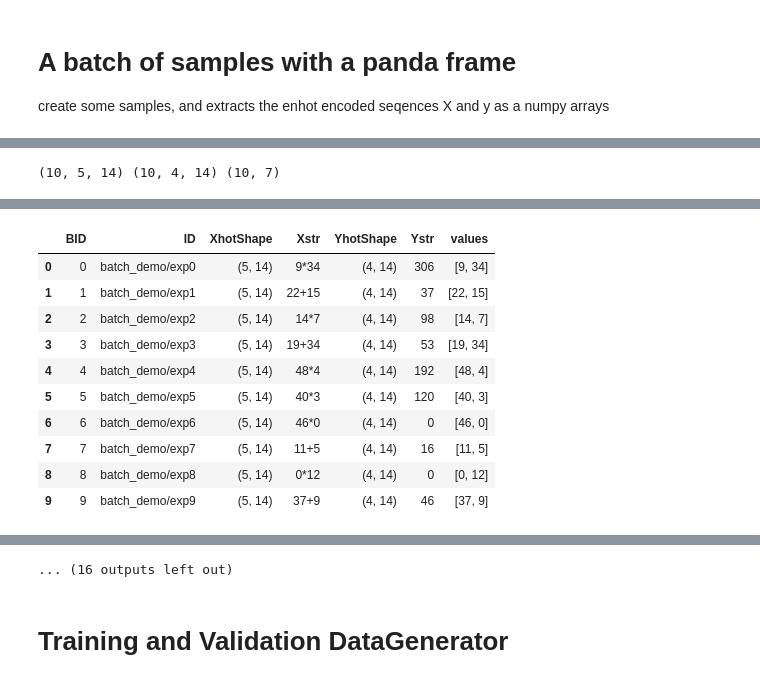
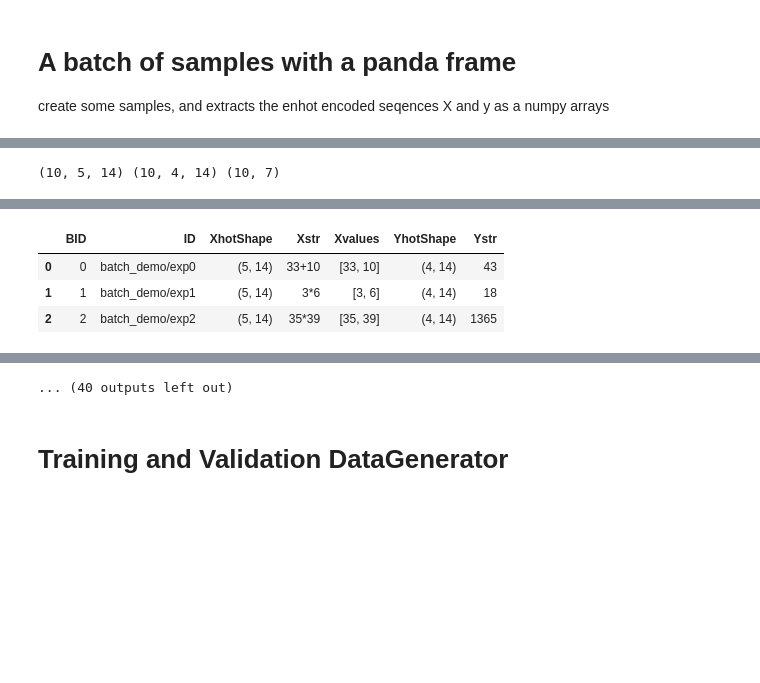
Before and after one commit to glouwa/app-kandinsky-pattern-generator, a Jupyter notebook: lstm_calculator.ipynb, the cells around one changed output, grey strips where cells are left out. Cells and saved outputs as stored; diff of their text form; code cells hidden in the pictures; blank space fills up the shorter version.

```diff
--- a/lstm_calculator.ipynb
+++ b/lstm_calculator.ipynb
@@ -86,12 +86,12 @@ data is generated as sting expresssin, by a formatstring, which is filled with r
 a saple is created with its various encodings
 # %%
 class Sample:
-    def __init__(self, id, x, y, v, parameter_space):
+    def __init__(self, id, x, y, v, parameter):
         self.ID = id
         self.Xstr = x
         self.Ystr = y
         self.Xvalues = v
-        self.Xoperators = o
+        #self.Xoperators = o
         self.Xparameter = parameter
         self.Xhot = sample_encode(x)
         self.Yhot = sample_encode(y)
@@ -115,7 +115,7 @@ class SampleParameters:
         self.int_ranges = int_ranges
 
     def createSample(self, id):
-        random.seed(hash(id))
+        #random.seed(hash(id))
         rand_arr = self.createVariableSet()
         x_exp_str = random.choice(self.in_seq_format).format(*rand_arr)
         y_val_str = self.out_seq_format.format(eval(x_exp_str))
@@ -210,51 +210,46 @@ memory usage: 640.0+ bytes
 ... (4 outputs left out)
 # %%
 #@title Sample Batch with panda { run: "auto", vertical-output: true }
-batch_view_len = 30 #@param {type:"slider", min:1, max:30, step:1}
+batch_view_len = 3 #@param {type:"slider", min:1, max:30, step:1}
 
 def display_batch_content(batch, f_batch, batch_view_len):
     print(a.shape, b.shape, f.shape)
-    t = colab_widgets.TabBar(["Panda", "X Network encoding", "Y Network encoding", "Sample View"])
+    t = colab_widgets.TabBar(["Panda", "Network encoding", "Sample View"])
 
     visible_samples = min(batch_view_len, len(f_batch))
     with t.output_to(0):
         display(f_batch[0:visible_samples])
 
     with t.output_to(1):
-        display(batch[0][0:visible_samples])
+        grid = colab_widgets.Grid(visible_samples, 2)
+        for s in range(visible_samples):
+            with grid.output_to(s, 0):
+                display(batch[0][s])
+            with grid.output_to(s, 1):
+                display(batch[1][s])
 
     with t.output_to(2):
-        display(batch[1][0:visible_samples])
-
-    with t.output_to(3):
         for s in range(visible_samples):
             print(SampleParameters(*training_sample_parameters).createSample(f_batch['ID'][s]))
 
 display_batch_content((a, b), f, batch_view_len)
 # %% [output]
 (10, 5, 14) (10, 4, 14) (10, 7)
 [interactive output not drawn]
 [interactive output not drawn]
 [interactive output not drawn]
 [interactive output not drawn]
 [interactive output not drawn]
 [interactive output not drawn]
 [interactive output not drawn]
-|  | BID | ID | XhotShape | Xstr | YhotShape | Ystr | values |
-| 0 | 0 | batch_demo/exp0 | (5, 14) | 9*34 | (4, 14) | 306 | [9, 34] |
-| 1 | 1 | batch_demo/exp1 | (5, 14) | 22+15 | (4, 14) | 37 | [22, 15] |
-| 2 | 2 | batch_demo/exp2 | (5, 14) | 14*7 | (4, 14) | 98 | [14, 7] |
-| 3 | 3 | batch_demo/exp3 | (5, 14) | 19+34 | (4, 14) | 53 | [19, 34] |
-| 4 | 4 | batch_demo/exp4 | (5, 14) | 48*4 | (4, 14) | 192 | [48, 4] |
-| 5 | 5 | batch_demo/exp5 | (5, 14) | 40*3 | (4, 14) | 120 | [40, 3] |
-| 6 | 6 | batch_demo/exp6 | (5, 14) | 46*0 | (4, 14) | 0 | [46, 0] |
-| 7 | 7 | batch_demo/exp7 | (5, 14) | 11+5 | (4, 14) | 16 | [11, 5] |
-| 8 | 8 | batch_demo/exp8 | (5, 14) | 0*12 | (4, 14) | 0 | [0, 12] |
-| 9 | 9 | batch_demo/exp9 | (5, 14) | 37+9 | (4, 14) | 46 | [37, 9] |
+|  | BID | ID | XhotShape | Xstr | Xvalues | YhotShape | Ystr |
+| 0 | 0 | batch_demo/exp0 | (5, 14) | 33+10 | [33, 10] | (4, 14) | 43 |
+| 1 | 1 | batch_demo/exp1 | (5, 14) | 3*6 | [3, 6] | (4, 14) | 18 |
+| 2 | 2 | batch_demo/exp2 | (5, 14) | 35*39 | [35, 39] | (4, 14) | 1365 |
 [interactive output not drawn]
 [interactive output not drawn]
 [interactive output not drawn]
-... (16 outputs left out)
+... (40 outputs left out)
 # %% [markdown]
 # Training and Validation DataGenerator
 # %%
```
Also changed, not shown: parts of 13 cells of this notebook.
